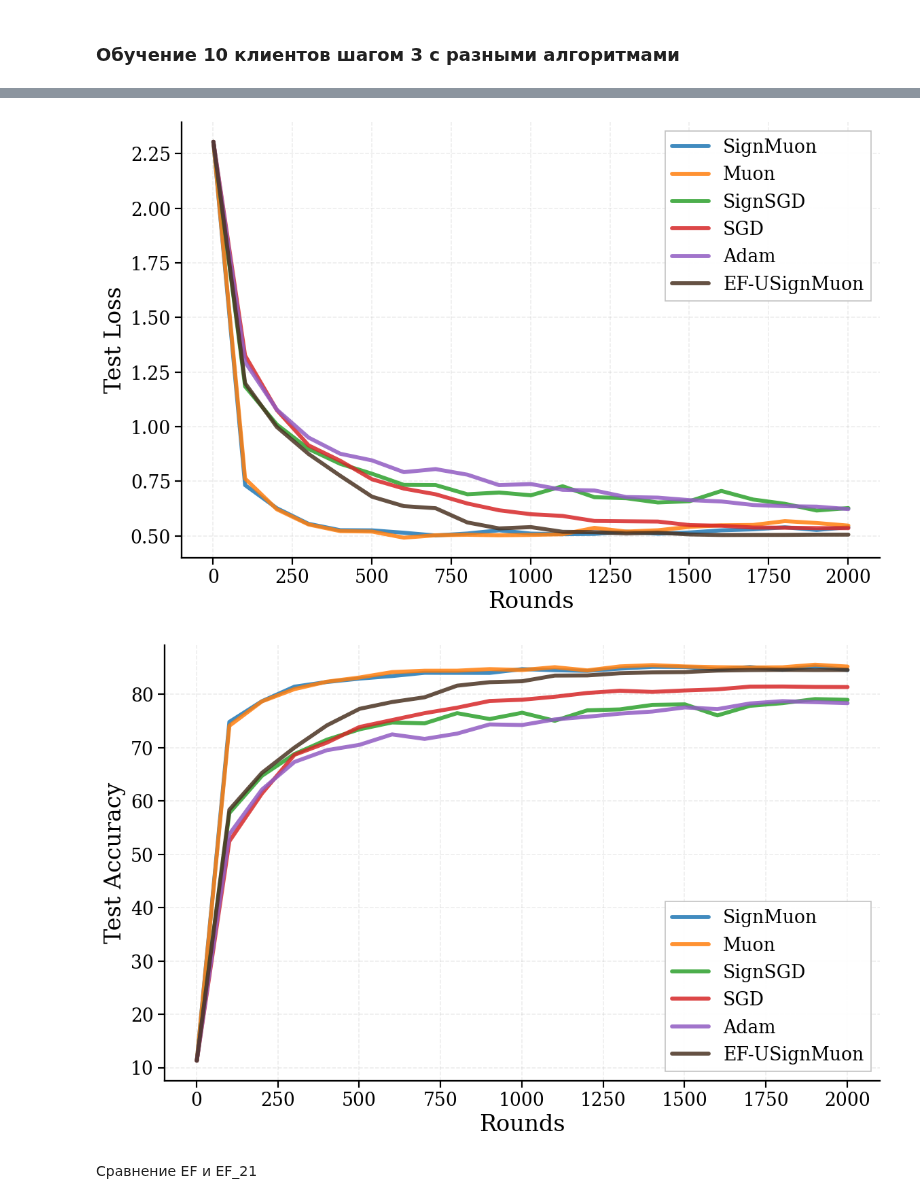
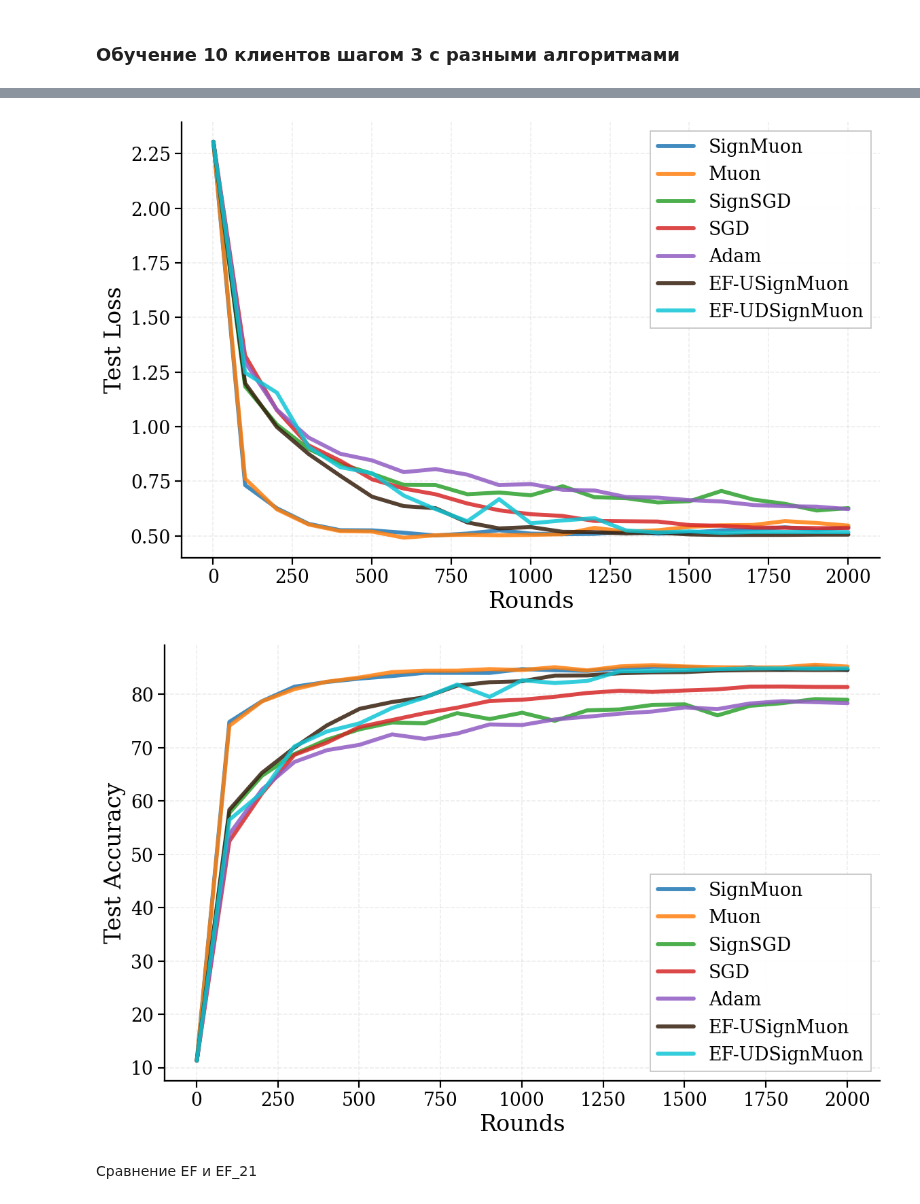
Before and after one commit to intsystems/2026-Project-203, a Jupyter notebook: code/plot_federated.ipynb, the cells around one changed output, grey strips where cells are left out. Saved outputs shown, nothing was run; the diff lists cells and outputs as text; code cells hidden in the pictures.

Commit message:
federated code

```diff
--- a/code/plot_federated.ipynb
+++ b/code/plot_federated.ipynb
@@ -140,7 +140,7 @@ plt.rcParams.update({
 
 # tab10 first five + medium pink as the 6th (explicit hex codes).
 COLORS = ["#1f77b4", "#ff7f0e", "#2ca02c", "#d62728",
-          "#915cc2", "#4A3322", "#7f7f7f", "#bcbd22", "#17becf"]
+          "#915cc2", "#37200E", "#10C5D5", "#4A3322", "#bcbd22", "#17becf"]
 _MARKERS = ["o", "s", "^", "D", "v", "P", "X", "*"]
 
 _METRIC_NAMES = {
@@ -430,6 +438,7 @@ plot_multiple_histories(
         "saves_federated/v3_after_renew/fed_cifar10_sgd_homo_cnn2_r2000_c10_s3",
         "saves_federated/v2_correct_moment/fed_cifar10_adam_homo_cnn2_r2000_c10_s3",
         "saves_federated/fed_cifar10_signmuon_ef_21_homo_cnn2_r2000_c10_s3",
+        "saves_federated/fed_cifar10_signmuon_ef_ud_homo_cnn2_r2000_c10_s3",
     ],
     labels=[
         "SignMuon",
@@ -438,37 +447,40 @@ plot_multiple_histories(
         "SGD",
         "Adam",
         "EF-USignMuon",
+        "EF-UDSignMuon",
     ],
     metric="test_loss",
     title="CIFAR10 test loss",
     save_path ="im_fed/10_3_loss",
 )
 # %% [output]
-[figure, old version]
+[figure, new version]
 # %%
 plot_multiple_histories(
     run_dirs=[
         "saves_federated/v3_after_renew/fed_cifar10_signmuon_cl_homo_cnn2_r2000_c10_s3",
         "saves_federated/v3_after_renew/fed_cifar10_muon_homo_cnn2_r2000_c10_s3",
         "saves_federated/v2_correct_moment/fed_cifar10_signsgd_homo_cnn2_r2000_c10_s3",
         "saves_federated/v3_after_renew/fed_cifar10_sgd_homo_cnn2_r2000_c10_s3",
         "saves_federated/v2_correct_moment/fed_cifar10_adam_homo_cnn2_r2000_c10_s3",
         "saves_federated/fed_cifar10_signmuon_ef_21_homo_cnn2_r2000_c10_s3",
+        "saves_federated/fed_cifar10_signmuon_ef_ud_homo_cnn2_r2000_c10_s3",
     ],
     labels=[
         "SignMuon",
         "Muon",
         "SignSGD",
         "SGD",
         "Adam",
         "EF-USignMuon",
+        "EF-UDSignMuon",
     ],
     metric="test_acc",
     title="CIFAR10 test accuracy",
     save_path ="im_fed/10_3_acc",
 )
 # %% [output]
-[figure, old version]
+[figure, new version]
 # %% [markdown]
 Сравнение EF и EF_21
 # %%
```
Also changed, not shown: parts of 4 cells of this notebook, 3 other files.
